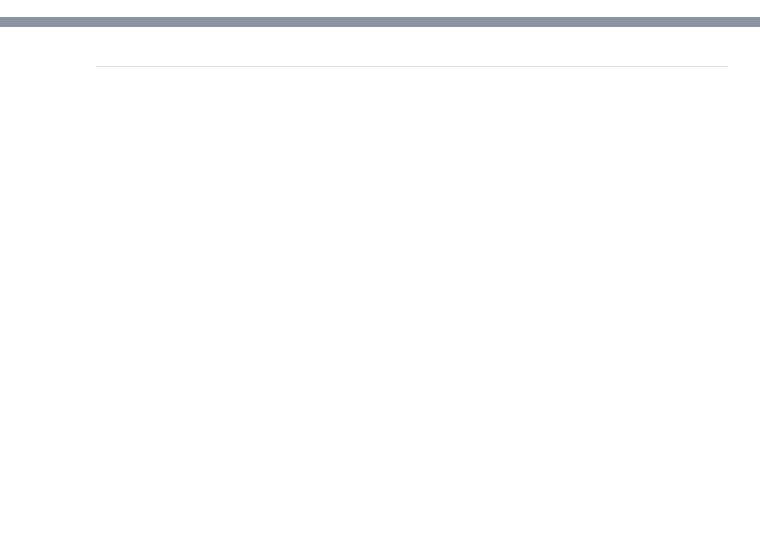
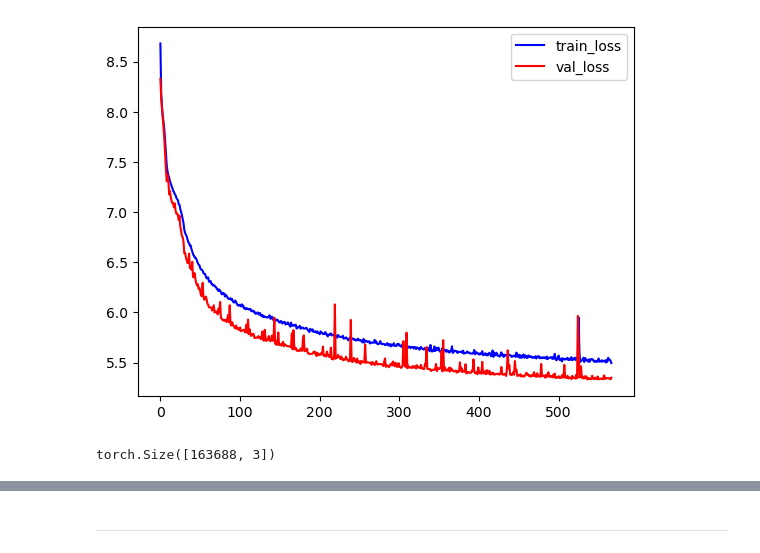
Before and after one commit to skier-song9/DevStudy, a Jupyter notebook: JupyterNotebook/DACON/HD_ship/code/main.ipynb, the cells around one changed output, grey strips where cells are left out. Saved outputs shown, nothing was run; the diff lists cells and outputs as text; code cells hidden in the pictures; blank space fills up the shorter version.

```diff
--- a/JupyterNotebook/DACON/HD_ship/code/main.ipynb
+++ b/JupyterNotebook/DACON/HD_ship/code/main.ipynb
@@ -21,0 +198,23 @@ with ZipFile('../data/open.zip','r') as zipObj:
+# %%
+# Define the LSTM model
+class LSTM(nn.Module):
+  def __init__(self, input_size, hidden_size, num_layers, output_size):
+    super(LSTM, self).__init__()
+    self.hidden_size = hidden_size
+    self.num_layers = num_layers
+    self.lstm = nn.LSTM(input_size, hidden_size, num_layers, batch_first=True, dropout=0.2)
+    self.fc = nn.Linear(hidden_size, output_size, bias=True)
+  def forward(self, x):
+    h0 = torch.zeros(self.num_layers, x.size(0), self.hidden_size)
+    c0 = torch.zeros(self.num_layers, x.size(0), self.hidden_size)
+    out, _ = self.lstm(x, (h0, c0))
+    out = self.fc(out[:, -1, :])
+    return out
+# %%
+# Create the LSTM model
+wind_model = LSTM(input_size, hidden_size, num_layers, output_size)
+# %%
+criterion = nn.MSELoss()
+optimizer = optim.Adam(wind_model.parameters(),lr = 0.001)
+# %%
+wind_model.load_state_dict(torch.load('../model/best_wind_model.pth'))
@@ -21,0 +310,7 @@ with ZipFile('../data/open.zip','r') as zipObj:
+# %%
+plt.plot(range(len(train_losses)),train_losses,color='blue',label='train_loss')
+plt.plot(range(len(train_losses)),val_losses,color='red',label='val_loss')
+plt.legend()
+plt.show()
+# %% [output]
+[figure, added]
@@ -21,0 +356,9 @@ with ZipFile('../data/open.zip','r') as zipObj:
+# %%
+wind_pred = torch.cat((wind_pred1,wind_pred2,wind_pred3,
+          wind_pred4,wind_pred5,wind_pred6,wind_pred7,
+          wind_pred8,wind_pred9,wind_pred10,wind_pred11,
+          wind_pred12,wind_pred13,wind_pred14,wind_pred15,
+          wind_pred16,wind_pred17),dim=0).detach()
+wind_pred.size()
+# %% [output]
+torch.Size([163688, 3])
```
Also changed, not shown: parts of 69 cells of this notebook, 23 other files.
